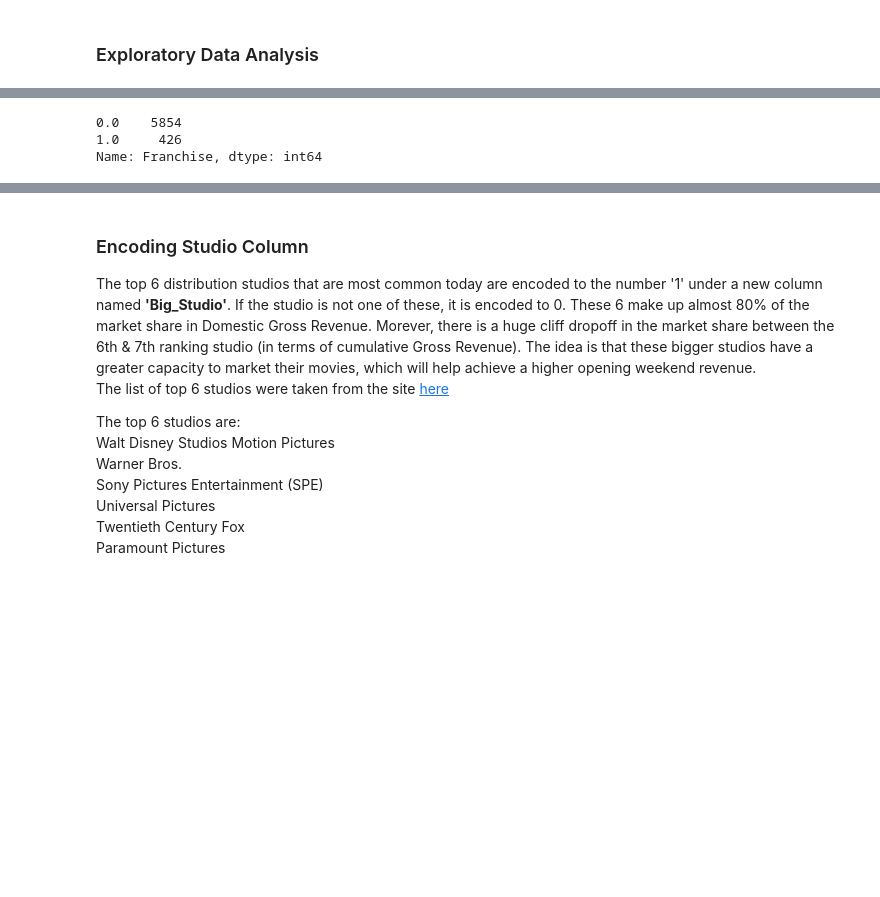
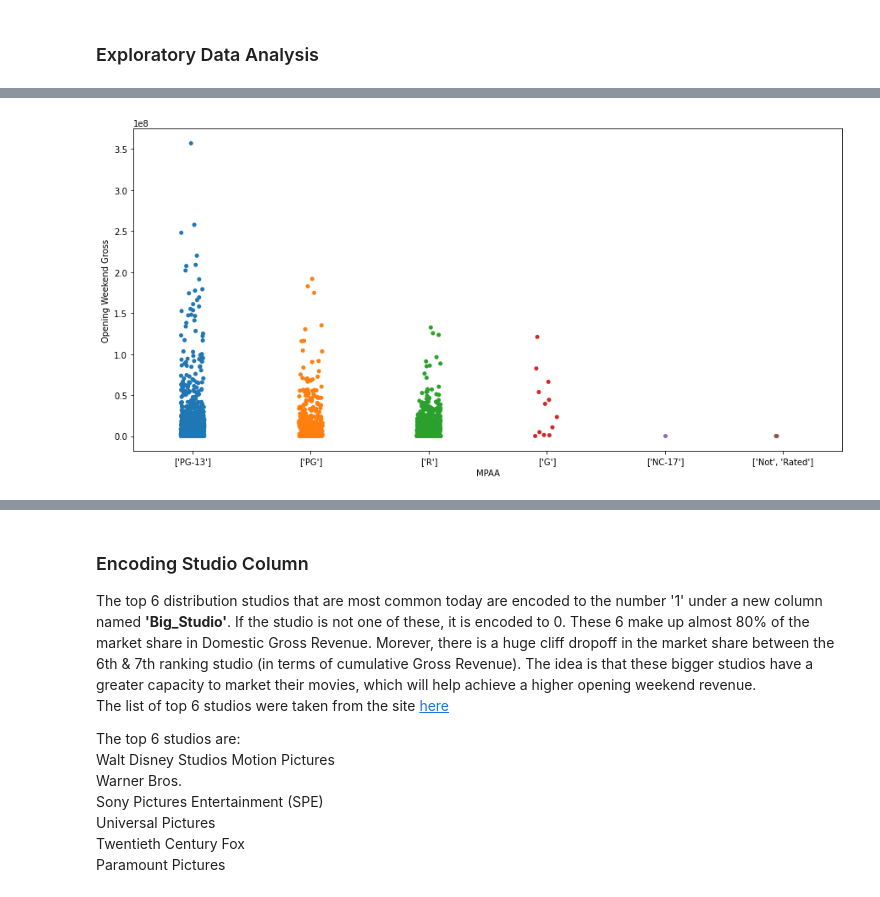
Before and after one commit to navish92/Predicting_Movie_Opening_Weekend, a Jupyter notebook: EDA_Cleaning_and_Encoding_Features.ipynb, the cells around one changed output, grey strips where cells are left out. Cells and saved outputs as stored; diff of their text form; code cells hidden in the pictures; blank space fills up the shorter version.

Commit message:
Cleaned a lot of features & dropped rows. Working on MPAA

```diff
--- a/EDA_Cleaning_and_Encoding_Features.ipynb
+++ b/EDA_Cleaning_and_Encoding_Features.ipynb
@@ -41,0 +184,2 @@ Index(['Release Link', 'Title', 'Domestic Gross', 'Max Theatres',
+# %%
+df_movies = df_movies.drop(df_movies[df_movies.Title.str.contains('Release|IMAX',case=False,regex=True)].index).reset_index(drop=True)
@@ -41,0 +228,4 @@ Index(['Release Link', 'Title', 'Domestic Gross', 'Max Theatres',
+# %%
+budget_na_mask = ((df_movies.Budget.isna()) | (df_movies.Budget==0))
+
+df_movies = df_movies[~budget_na_mask].reset_index(drop=True)
@@ -41,0 +259,2 @@ Index(['Release Link', 'Title', 'Domestic Gross', 'Max Theatres',
+# %%
+df_movies = df_movies.drop(df_movies[df_movies['Running Length'] > 200].index).reset_index(drop=True)
@@ -41,0 +271,2 @@ Index(['Release Link', 'Title', 'Domestic Gross', 'Max Theatres',
+# %%
+df_movies = df_movies.drop(df_movies[df_movies.Title.str.contains('Anniversary',case=False,regex=True)].index).reset_index(drop=True)
@@ -46,15 +333,5 @@ df_movies.Budget.isna().sum()
-# %%
-# df_movies.MPAA.unique()
-
-# df_movies.describe()
-
-# df_movies['Studio Name'].unique()
-
-# values = item for item in df_movies.Genre.fillna([[]]).unique()]
-# df_movies.Genre.fillna()
-
-df_movies.Franchise.value_counts()
-# %% [output]
-0.0    5854
-1.0     426
-Name: Franchise, dtype: int64
+# %%
+plt.figure(figsize=(15,7))
+sns.stripplot(x='MPAA',y='Opening Weekend Gross',data=df_movies);
+# %% [output]
+[figure, added]
```
Also changed, not shown: parts of 39 cells of this notebook.
